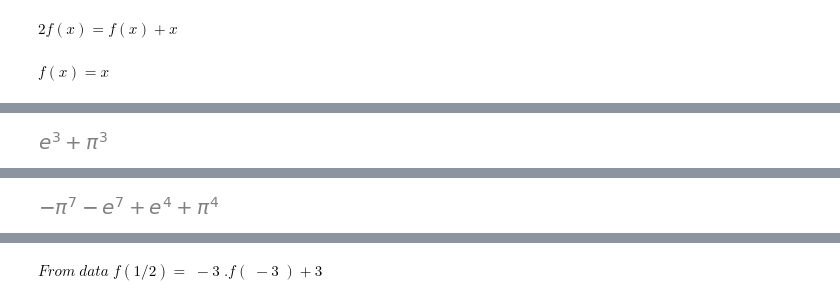
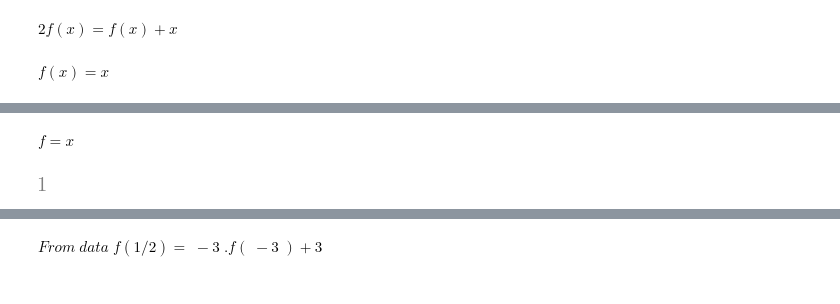
Before and after one commit to aldotb/Algebra-Math-Symbolic-Biblie, a Jupyter notebook: 10430 Polynomial_Functions.ipynb, the cells around one changed output, grey strips where cells are left out. Drawn from its saved outputs; the diff is of its cells as text; code cells hidden in the pictures.

```diff
--- a/10430 Polynomial_Functions.ipynb
+++ b/10430 Polynomial_Functions.ipynb
@@ -154,4 +102,0 @@ fx(1)
-# %%
-fx(3)
-# %% [output]
-[figure, removed]
@@ -168,2 +103,10 @@ from  libaldomath  import *
+# %%
+f=MyEq(x,'f')
+# %% [output]
+$\displaystyle f =x$
+# %%
+f(-3)+f(4)
+# %% [output]
+[figure, added]
 # %% [markdown]
  <img src="https://github.com/aldotb/Solve-Academic-Algebra-Math-Problems-whit-Python-and-Sympy/blob/main/images/linep.png?raw=1" alt="ml" style="width : 100%;"/>
@@ -171,7 +117,3 @@ from  libaldomath  import *
  <img src="https://github.com/aldotb/Solve-Academic-Algebra-Math-Problems-whit-Python-and-Sympy/blob/main/images/p39.png?raw=1" alt="ml" style="width : 100%;"/>
 # %% [markdown]
  <img src="https://github.com/aldotb/Solve-Academic-Algebra-Math-Problems-whit-Python-and-Sympy/blob/main/images/lines.png?raw=1" alt="ml" style="width : 100%;"/>
-# %%
-M=fx(4)-fx(7);M
-# %% [output]
-[figure, removed]
```
Also changed, not shown: parts of 89 cells of this notebook, 8 other files.
